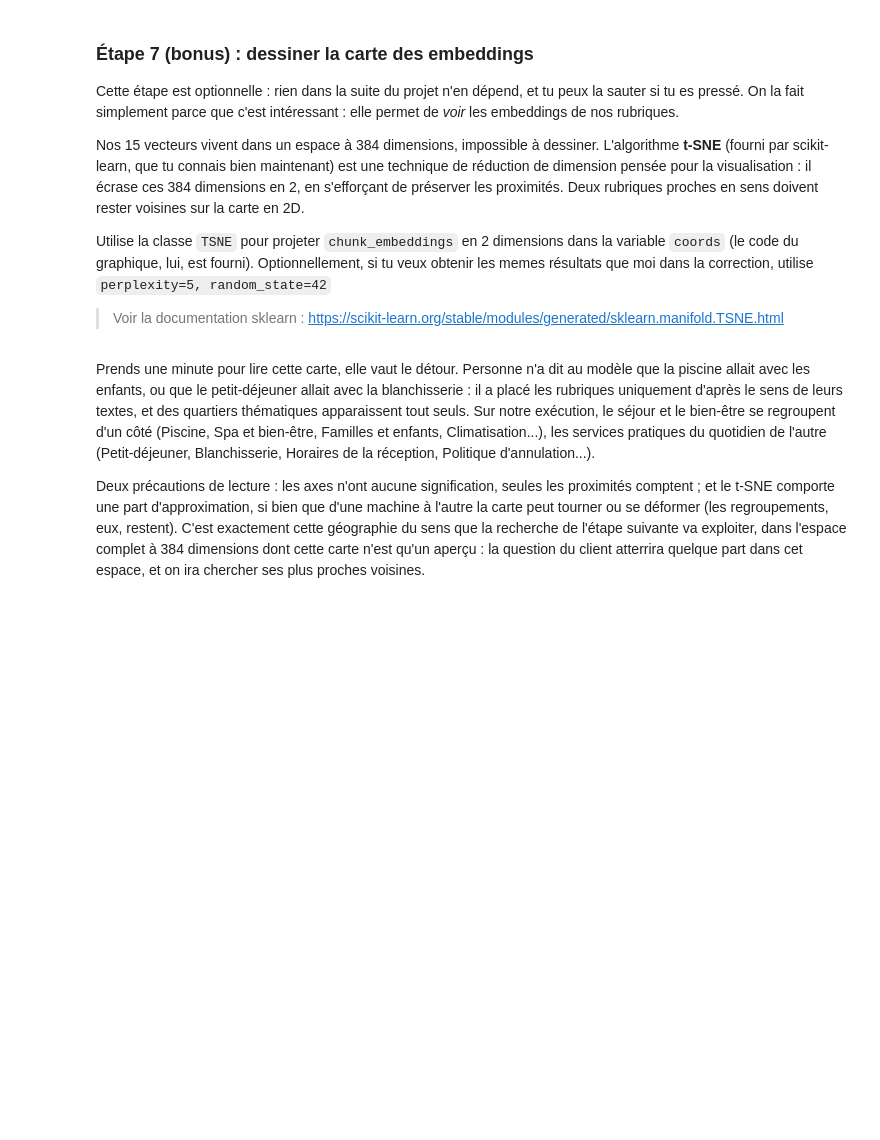
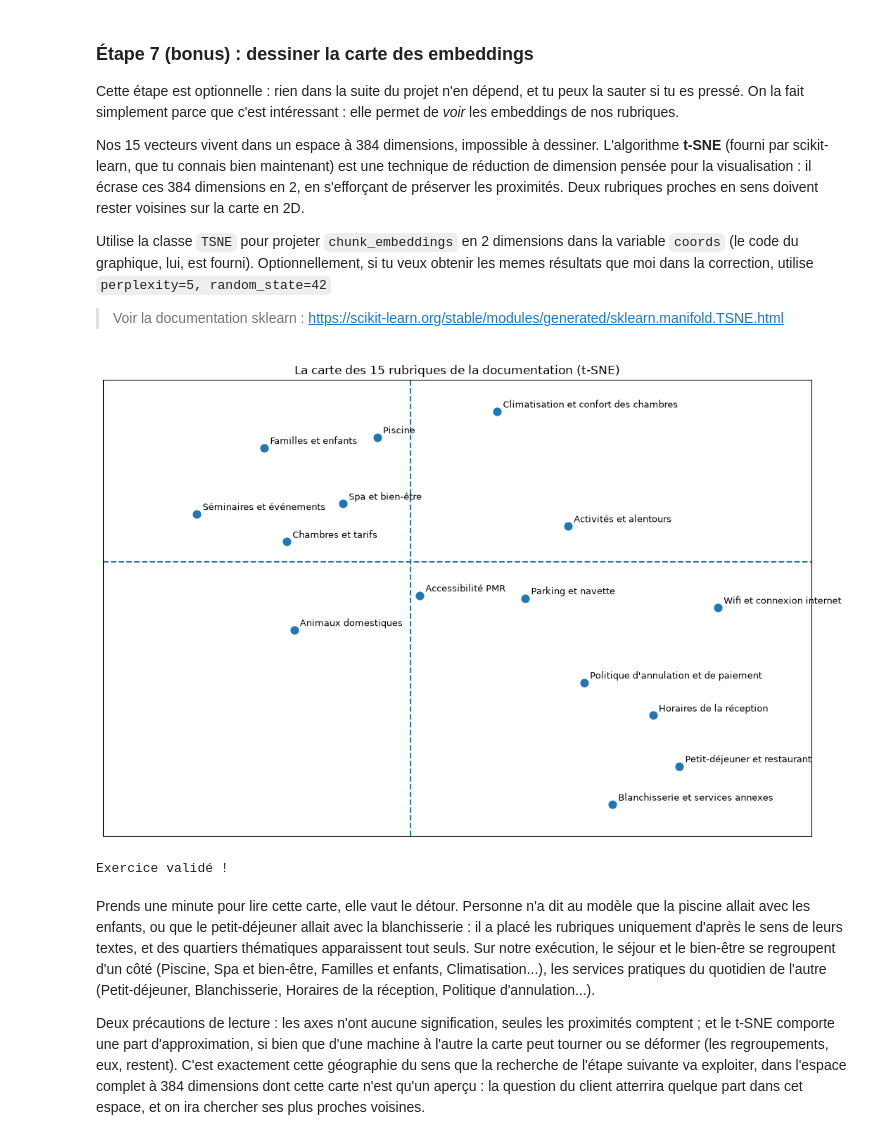
Before and after one commit to ranto26/Cahier-Vacances-2026, a Jupyter notebook: Projet_04/projet_04.ipynb, the cells around one changed output. Saved outputs shown, nothing was run; the diff lists cells and outputs as text; code cells hidden in the pictures; blank space fills up the shorter version.

```diff
--- a/Projet_04/projet_04.ipynb
+++ b/Projet_04/projet_04.ipynb
@@ -203,8 +263,8 @@ Construis d'abord une nouvelle colonne `section` du DataFrame (pour chaque rubri
 # %%
 ### START CODE HERE ###
 
-pages["section"] =
-context_md =
+pages["section"] = "## " + pages["title"] + "\n" + pages["text"]
+context_md = "\n".join(list(pages["section"]))
 
 ### END CODE HERE ###
 
@@ -328,7 +430,7 @@ Charge le modèle `EMBEDDING_MODEL` avec la classe `SentenceTransformer`, et sto
 EMBEDDING_MODEL = "sentence-transformers/paraphrase-multilingual-MiniLM-L12-v2"
 
 ### START CODE HERE ###
-
+embedder = SentenceTransformer(EMBEDDING_MODEL)
 ### END CODE HERE ###
 
 dimension = embedder.encode(["Bonjour Marc !"]).shape[1]
@@ -361,7 +471,7 @@ Encode les 15 sections de la documentation (la colonne `section` construite à l
 # %%
 ### START CODE HERE ###
 
-chunk_embeddings =
+chunk_embeddings = embedder.encode(pages["section"].tolist(), normalize_embeddings=True)
 
 ### END CODE HERE ###
 
@@ -382,25 +495,30 @@ Utilise la classe `TSNE` pour projeter `chunk_embeddings` en 2 dimensions dans l
 # %%
 ### START CODE HERE ###
 
-tsne = # le modele sklearn
-coords = # le résultat du modele
+tsne = TSNE(perplexity=5, random_state=42) # le modele sklearn
+coords = tsne.fit_transform(chunk_embeddings) # le résultat du modele
 
 ### END CODE HERE ###
 
 plt.figure(figsize=(11, 7))
 plt.scatter(coords[:, 0], coords[:, 1], s=60)
 for i, row in pages.iterrows():
     plt.annotate(row["title"], (coords[i, 0], coords[i, 1]),
                  textcoords="offset points", xytext=(6, 4), fontsize=9)
 plt.title("La carte des 15 rubriques de la documentation (t-SNE)")
 plt.xticks([])
 plt.yticks([])
+plt.axhline(linestyle="--")
+plt.axvline(linestyle="--")
 plt.margins(x=0.18, y=0.08)
 plt.tight_layout()
 plt.show()
 
 assert coords.shape == (15, 2), f"Forme attendue (15, 2), obtenue {coords.shape}"
 print("Exercice validé !")
+# %% [output]
+[figure, added]
+Exercice validé !
 # %% [markdown]
 Prends une minute pour lire cette carte, elle vaut le détour. Personne n'a dit au modèle que la piscine allait avec les enfants, ou que le petit-déjeuner allait avec la blanchisserie : il a placé les rubriques uniquement d'après le sens de leurs textes, et des quartiers thématiques apparaissent tout seuls. Sur notre exécution, le séjour et le bien-être se regroupent d'un côté (Piscine, Spa et bien-être, Familles et enfants, Climatisation...), les services pratiques du quotidien de l'autre (Petit-déjeuner, Blanchisserie, Horaires de la réception, Politique d'annulation...).
 
```
Also changed, not shown: parts of 17 cells of this notebook.
